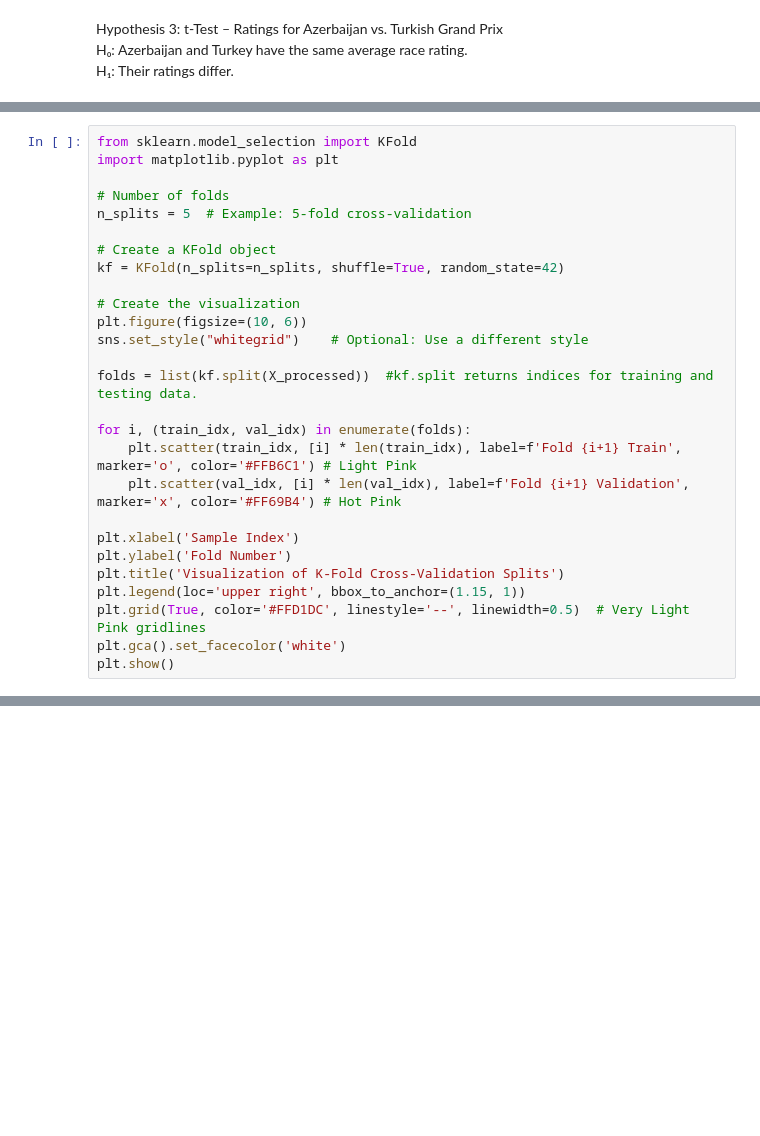
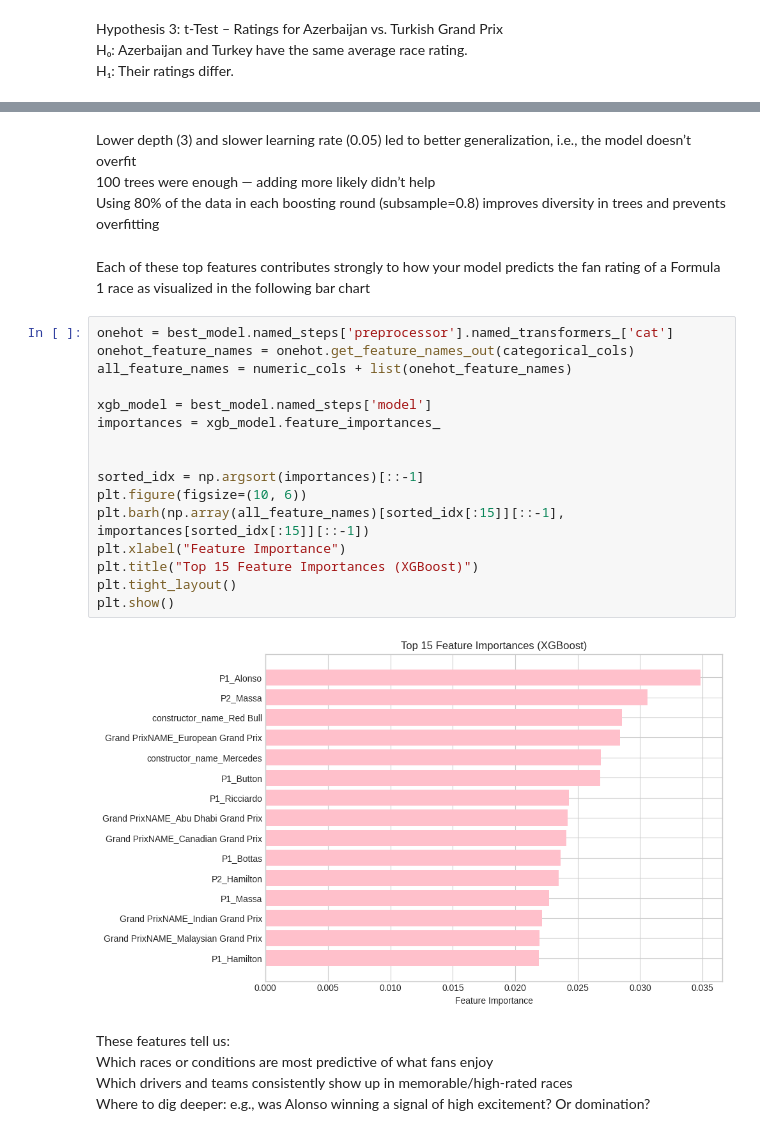
Before and after one commit to manaal-amir/DSA210_F1Project, a Jupyter notebook: Project.ipynb, the cells around one changed output, grey strips where cells are left out. Saved outputs shown, nothing was run; the diff lists cells and outputs as text; blank space fills up the shorter version.

```diff
--- a/Project.ipynb
+++ b/Project.ipynb
@@ -1070,27 +1117,0 @@ R²: -0.051
-# %%
-from sklearn.model_selection import KFold
-import matplotlib.pyplot as plt
-
-# Number of folds
-n_splits = 5  # Example: 5-fold cross-validation
-
-# Create a KFold object
-kf = KFold(n_splits=n_splits, shuffle=True, random_state=42)
-
-# Create the visualization
-plt.figure(figsize=(10, 6))
-sns.set_style("whitegrid")    # Optional: Use a different style
-
-folds = list(kf.split(X_processed))  #kf.split returns indices for training and testing data.
-
-for i, (train_idx, val_idx) in enumerate(folds):
-    plt.scatter(train_idx, [i] * len(train_idx), label=f'Fold {i+1} Train', marker='o', color='#FFB6C1') # Light Pink
-    plt.scatter(val_idx, [i] * len(val_idx), label=f'Fold {i+1} Validation', marker='x', color='#FF69B4') # Hot Pink
-
-plt.xlabel('Sample Index')
-plt.ylabel('Fold Number')
-plt.title('Visualization of K-Fold Cross-Validation Splits')
-plt.legend(loc='upper right', bbox_to_anchor=(1.15, 1))
-plt.grid(True, color='#FFD1DC', linestyle='--', linewidth=0.5)  # Very Light Pink gridlines
-plt.gca().set_facecolor('white')
-plt.show()
@@ -1294,0 +1269,29 @@ plt.show()
+# %% [markdown]
+Lower depth (3) and slower learning rate (0.05) led to better generalization, i.e., the model doesn’t overfit
+100 trees were enough — adding more likely didn’t help
+Using 80% of the data in each boosting round (subsample=0.8) improves diversity in trees and prevents overfitting
+# %% [markdown]
+Each of these top features contributes strongly to how your model predicts the fan rating of a Formula 1 race as visualized in the following bar chart
+# %%
+onehot = best_model.named_steps['preprocessor'].named_transformers_['cat']
+onehot_feature_names = onehot.get_feature_names_out(categorical_cols)
+all_feature_names = numeric_cols + list(onehot_feature_names)
+
+xgb_model = best_model.named_steps['model']
+importances = xgb_model.feature_importances_
+
+
+sorted_idx = np.argsort(importances)[::-1]
+plt.figure(figsize=(10, 6))
+plt.barh(np.array(all_feature_names)[sorted_idx[:15]][::-1], importances[sorted_idx[:15]][::-1])
+plt.xlabel("Feature Importance")
+plt.title("Top 15 Feature Importances (XGBoost)")
+plt.tight_layout()
+plt.show()
+# %% [output]
+[figure, added]
+# %% [markdown]
+These features tell us:
+Which races or conditions are most predictive of what fans enjoy
+Which drivers and teams consistently show up in memorable/high-rated races
+Where to dig deeper: e.g., was Alonso winning a signal of high excitement? Or domination?
```
Also changed, not shown: parts of 41 cells of this notebook.
